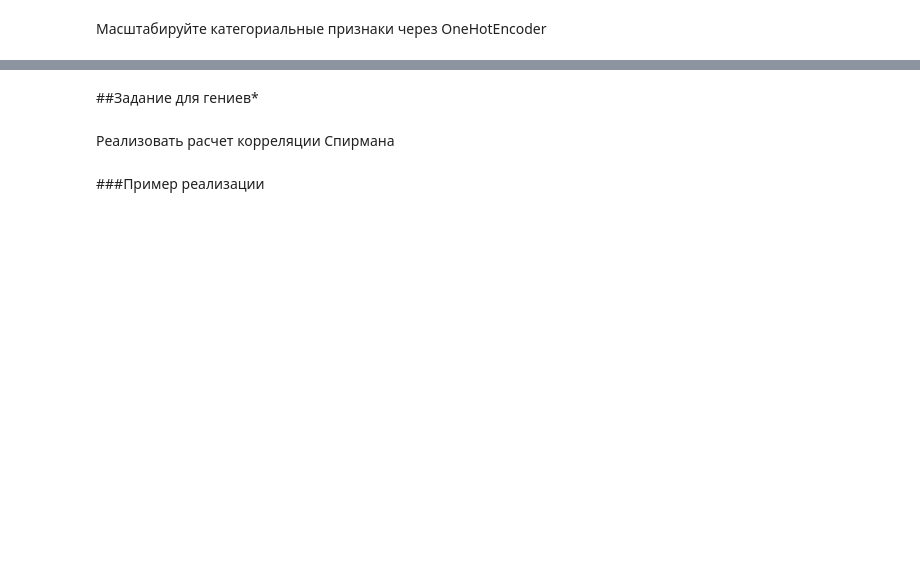
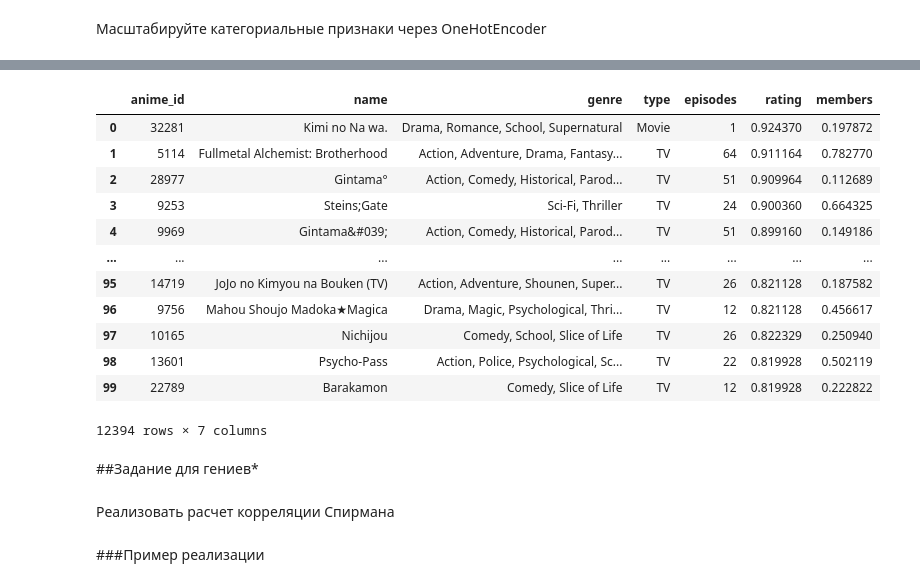
Before and after one commit to tentenvi/tteessstt, a Jupyter notebook: lab3/Задание_3.ipynb, the cells around one changed output, grey strips where cells are left out. Cells and saved outputs as stored; diff of their text form; code cells hidden in the pictures; blank space fills up the shorter version.

```diff
--- a/lab3/Задание_3.ipynb
+++ b/lab3/Задание_3.ipynb
@@ -242,3 +400,19 @@ encoder = OneHotEncoder()
+# %%
+df_minmax_scaled
+# %% [output]
+|  | anime_id | name | genre | type | episodes | rating | members |
+| 0 | 32281 | Kimi no Na wa. | Drama, Romance, School, Supernatural | Movie | 1 | 0.924370 | 0.197872 |
+| 1 | 5114 | Fullmetal Alchemist: Brotherhood | Action, Adventure, Drama, Fantasy... | TV | 64 | 0.911164 | 0.782770 |
+| 2 | 28977 | Gintama° | Action, Comedy, Historical, Parod... | TV | 51 | 0.909964 | 0.112689 |
+| 3 | 9253 | Steins;Gate | Sci-Fi, Thriller | TV | 24 | 0.900360 | 0.664325 |
+| 4 | 9969 | Gintama&#039; | Action, Comedy, Historical, Parod... | TV | 51 | 0.899160 | 0.149186 |
+| ... | ... | ... | ... | ... | ... | ... | ... |
+| 95 | 14719 | JoJo no Kimyou na Bouken (TV) | Action, Adventure, Shounen, Super... | TV | 26 | 0.821128 | 0.187582 |
+| 96 | 9756 | Mahou Shoujo Madoka★Magica | Drama, Magic, Psychological, Thri... | TV | 12 | 0.821128 | 0.456617 |
+| 97 | 10165 | Nichijou | Comedy, School, Slice of Life | TV | 26 | 0.822329 | 0.250940 |
+| 98 | 13601 | Psycho-Pass | Action, Police, Psychological, Sc... | TV | 22 | 0.819928 | 0.502119 |
+| 99 | 22789 | Barakamon | Comedy, Slice of Life | TV | 12 | 0.819928 | 0.222822 |
+12394 rows × 7 columns
 # %% [markdown]
 ##Задание для гениев*
 # %% [markdown]
```
Also changed, not shown: parts of 21 cells of this notebook.
